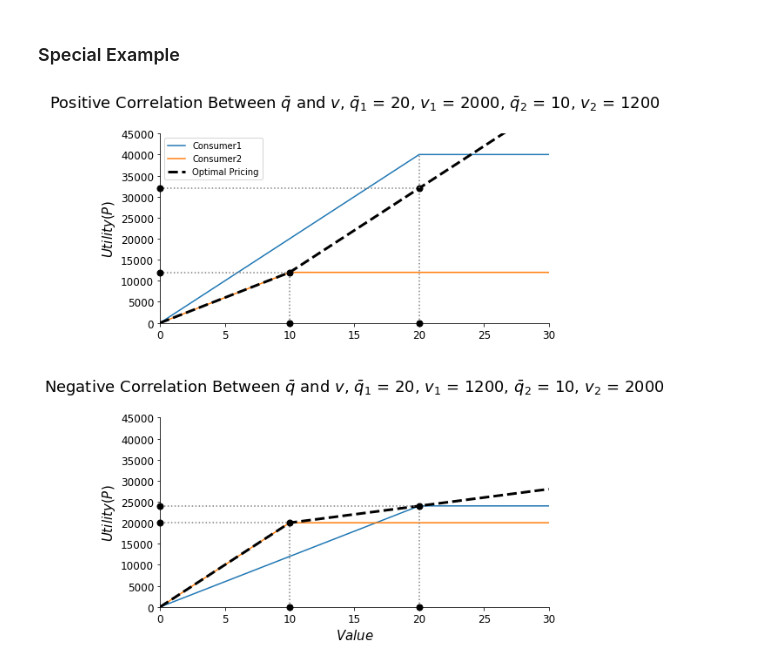
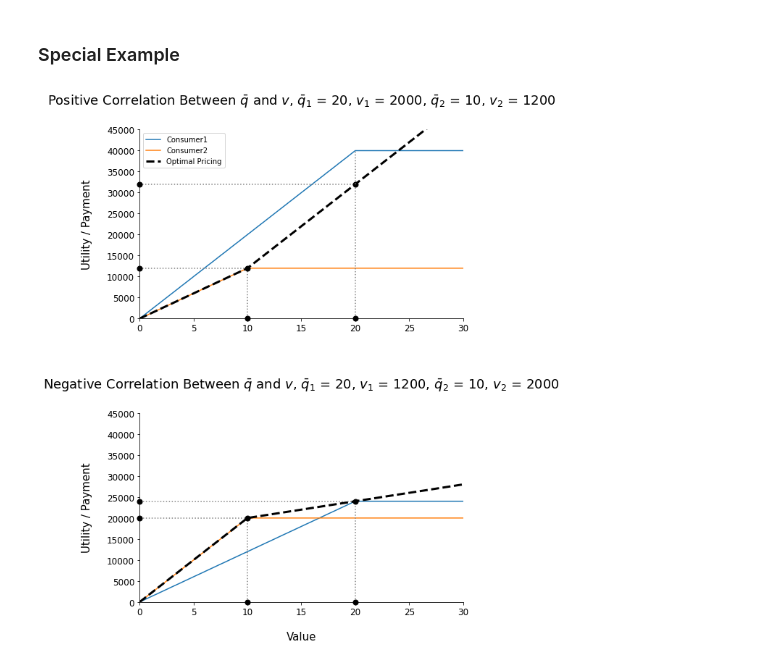
Before and after one commit to wanxii/nonlinear-pricing, a Jupyter notebook: op_pricing_fig.ipynb, the cells around one changed output. Cells and saved outputs as stored; diff of their text form; code cells hidden in the pictures.

Commit message:
Optimized the comparison figure

```diff
--- a/op_pricing_fig.ipynb
+++ b/op_pricing_fig.ipynb
@@ -117,7 +117,7 @@ v1_1, v2_1, q1_1, q2_1 = vl, vh, qh, ql
 q, u1, u2 = generate_utility(v1, v2, q1, q2, 10)
 q_1, u1_1, u2_1 = generate_utility(v1_1, v2_1, q1_1, q2_1, 10)
 
-figure, axis = plt.subplots(2, 1, figsize = (8, 10))
+figure, axis = plt.subplots(2, 1, figsize = (8, 12))
 ax1, ax2 = axis
 plt.subplots_adjust(hspace = 0.5)
 
@@ -143,39 +143,43 @@ ax1.vlines(x = q1, ymin = u1[q1] + beta0, ymax = u1[q1],
            colors = "gray")
 ax1.set_title(r"Positive Correlation Between $\bar{q}$ and $v$, $\bar{q}_1$ = %s, $v_1$ = %s, $\bar{q}_2$ = %s, $v_2$ = %s" % (q1, v1, q2, v2),
               fontsize = 18,
-              pad = 30)
+              pad = 35)
 ax1.legend()
 
 beta1 = (v2_1 * q2_1 - v1_1 * q1_1) / (q2_1 - q1_1)
 beta0 = q1_1 * q2_1 * (v1_1 - v2_1) / (q2_1 - q1_1)
 
 ax2.plot(q_1, u1_1, label = "Consumer1")
 ax2.plot(q_1, u2_1, label = "Consumer2")
 plt.plot(q, np.concatenate((u1[:ql], beta0 + beta1 * q[ql:])),
          linestyle="--",
          linewidth = 3,
          label = "Optimal Pricing",
          color = "black")
 for x, ym in {q1_1: u1_1[q1_1], q2_1: u2_1[q2_1]}.items():
     ax2.vlines(x = x, ymin = 0, ymax = ym,
                linestyle = ":",
                colors = "gray")
     ax2.hlines(y = ym, xmin = -1, xmax = x,
                linestyle = ":",
                colors = "gray")
     ax2.plot([x, 0, x], [ym, ym, 0], "ko", ms = 7, clip_on = False)
 ax2.set_title(r"Negative Correlation Between $\bar{q}$ and $v$, $\bar{q}_1$ = %s, $v_1$ = %s, $\bar{q}_2$ = %s, $v_2$ = %s" % (q1_1, v1_1, q2_1, v2_1),
               fontsize = 18,
-              pad = 30)
-ax2.set_xlabel("$Value$", size=15)
+              pad = 35)
+ax2.set_xlabel("Value",
+               size = 15,
+               labelpad = 20)
 
 for ax in axis:
     ax.set_xlim([0, max(q)])
     ax.set_ylim([0, 45000])
-    ax.set_ylabel("$Utility(P)$", size=15)
-    sns.despine(ax=ax, offset=0)
-    ax.tick_params(labelsize=12)
+    ax.set_ylabel("Utility / Payment",
+                  size = 15,
+                  labelpad = 20)
+    sns.despine(ax = ax, offset = 0)
+    ax.tick_params(labelsize = 12)
 
 plt.savefig("comparison.svg", dpi=400)
 # %% [output]
-[figure, old version]
+[figure, new version]
```
